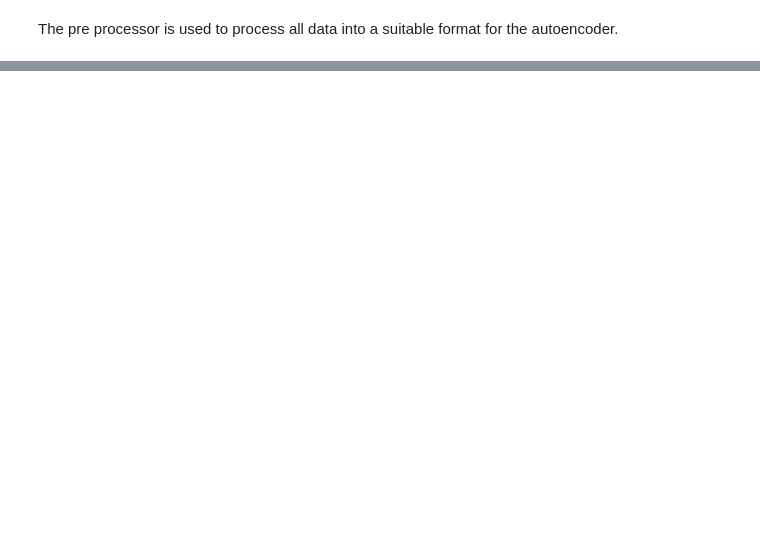
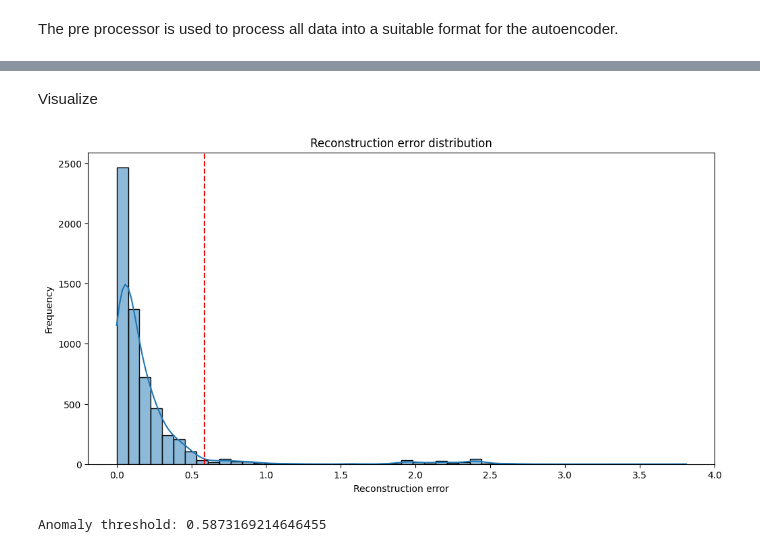
Before and after one commit to emtl-source/trioptima, a Jupyter notebook: Model.ipynb, the cells around one changed output, grey strips where cells are left out. Saved outputs shown, nothing was run; the diff lists cells and outputs as text; code cells hidden in the pictures; blank space fills up the shorter version.

Commit message:
Model and Processed data

```diff
--- a/Model.ipynb
+++ b/Model.ipynb
@@ -122,0 +98,8 @@ anomalies = mse_per_instance > threshold
+# %%
+history = autoencoder.fit(
+    data_preprocessed, data_preprocessed,
+    epochs=100,
+    batch_size=32,
+    shuffle=True,
+    validation_split=0.1  # 10% of data for validation
+)
@@ -122,0 +136,12 @@ anomalies = mse_per_instance > threshold
+# %%
+# Obtain the reconstructed data
+predictions = autoencoder.predict(data_preprocessed)
+
+# Measure the reconstruction error
+mse = np.mean(np.power(data_preprocessed - predictions, 2), axis=1)
+
+# Convert mse to a DataFrame for easier handling
+mse_df = pd.DataFrame({'reconstruction_error': mse})
+
+# Display basic statistics of the error
+print(mse_df.describe())
@@ -122,0 +159,20 @@ anomalies = mse_per_instance > threshold
+# %% [markdown]
+Visualize
+# %%
+import matplotlib.pyplot as plt
+import seaborn as sns
+
+plt.figure(figsize=(12, 6))
+sns.histplot(mse_df['reconstruction_error'], bins=50, kde=True)
+plt.title('Reconstruction error distribution')
+plt.xlabel('Reconstruction error')
+plt.ylabel('Frequency')
+
+
+threshold = np.percentile(mse_df['reconstruction_error'], 95)
+plt.axvline(x=threshold, color='r', linestyle='--', label=f'Threshold: {threshold:.2f}')
+plt.show()
+print(f"Anomaly threshold: {threshold}")
+# %% [output]
+[figure, added]
+Anomaly threshold: 0.5873169214646455
```
Also changed, not shown: parts of 16 cells of this notebook, 1 other file.
